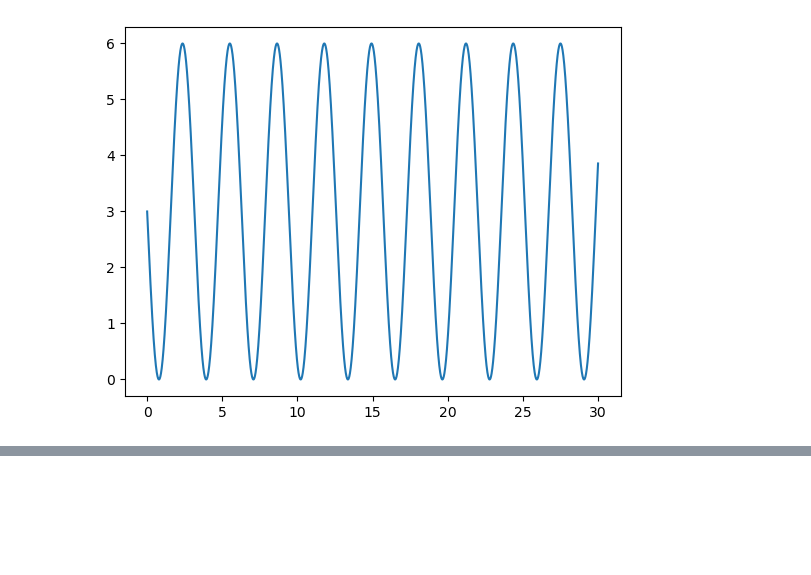
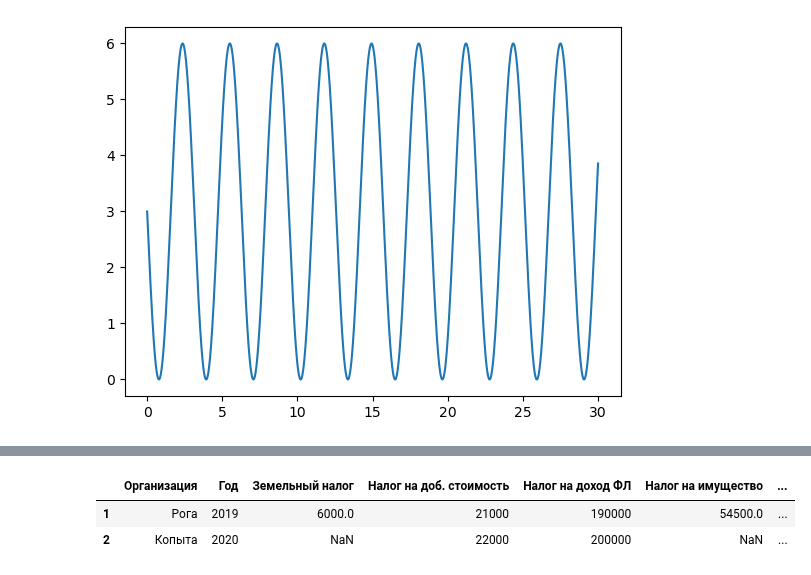
Before and after one commit to gbrs/ipython_notebook_probes, a Jupyter notebook: Probe.ipynb, the cells around one changed output, grey strips where cells are left out. Saved outputs shown, nothing was run; the diff lists cells and outputs as text; code cells hidden in the pictures; blank space fills up the shorter version.

```diff
--- a/Probe.ipynb
+++ b/Probe.ipynb
@@ -1093,0 +1113,6 @@ sns.lineplot(x=xx, y=yy);
+# %%
+df[df.isna().any(axis=1)]
+# %% [output]
+|  | Организация | Год | Земельный налог | Налог на доб. стоимость | Налог на доход ФЛ | Налог на имущество | ... |
+| 1 | Рога | 2019 | 6000.0 | 21000 | 190000 | 54500.0 | ... |
+| 2 | Копыта | 2020 | NaN | 22000 | 200000 | NaN | ... |
```
Also changed, not shown: parts of 4 cells of this notebook, 1 other file.
